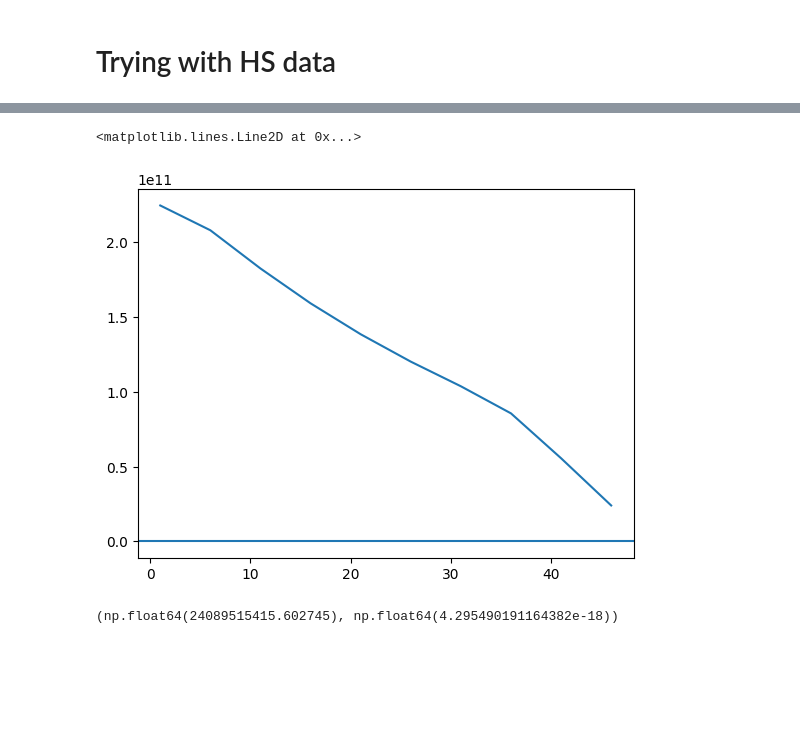
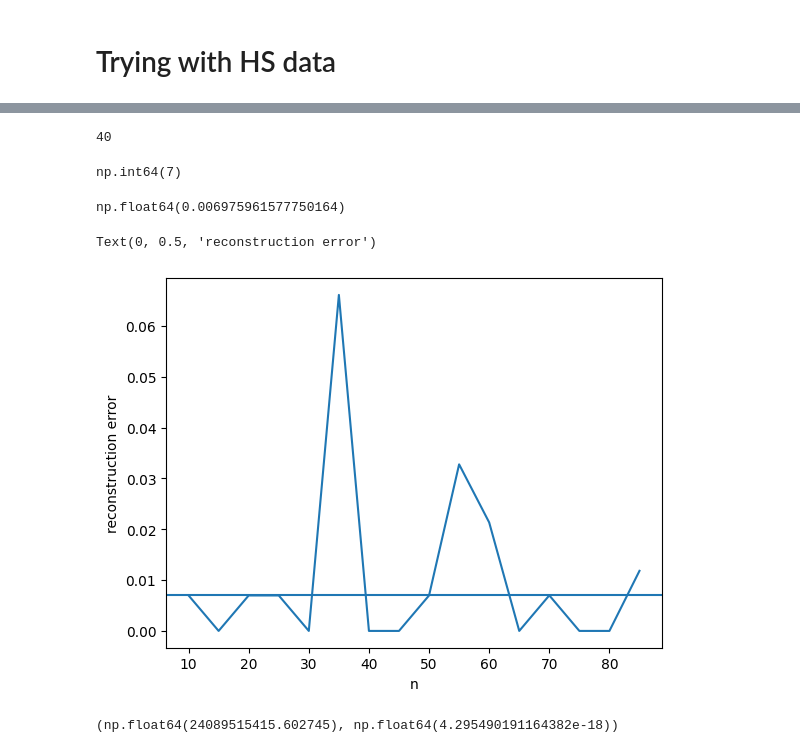
Before and after one commit to tolgabirdal/FlagManifoldsV3, a Jupyter notebook: python/scratch.ipynb, the cells around one changed output, grey strips where cells are left out. Saved outputs shown, nothing was run; the diff lists cells and outputs as text; code cells hidden in the pictures; blank space fills up the shorter version.

```diff
--- a/python/scratch.ipynb
+++ b/python/scratch.ipynb
@@ -211,19 +232,39 @@ D.shape
 # %%
-n_1_min = 10
-n_2 = 50
-p = 220
+n_2 = 100
+p = 100
 errs = []
-
+flag_types = []
 n1s = []
-for n_1 in range(1,50,5):
-    As = [np.arange(n_1), np.arange(n_2)]
+the_As = []
+for n_1 in range(10,n_2-10,5): #loop through every feature combination between {1,2,...,n_1} \subset {1,...,220}
+    As = [np.arange(n_1),  np.arange(100)]
+    the_As.append(As)
 
     my_flag_rep = FlagRep(Aset = As)
+
+
     X = my_flag_rep.fit_transform(D[:,:n_2])
     D_out0 = my_flag_rep.inverse_transform(X)
-    errs.append(np.linalg.norm(D_out0-D[:,:n_2])**2)
-    print()
-    print([n_1,n_2])
-    print(my_flag_rep.flag_type())
+    err0 = np.linalg.norm(D_out0[:,:n_2]-D[:,:n_2])**2
+    errs.append(err0)
+
+    if ~np.isclose(err0,0):
+        print()
+        print(np.array([n_1,n_2]))
+        print(my_flag_rep.flag_type())
+        print(err0)
+
+    # U,_,_ = my_svd(D[:,:n_2], n_vecs = my_flag_rep.flag_type()[-1])
+    # D_out1 = U[:,:my_flag_rep.flag_type()[-1]] @ U[:,:my_flag_rep.flag_type()[-1]].T @ D[:,:n_2]
+    # err1 = np.linalg.norm(D_out1[:,:n_2] - D[:,:n_2])**2
+
+
+    # if ~np.isclose(err0, 0) and np.abs(err0-err1) < 1000000:
+    # print()
+    # print(np.array([n_1,n_2]))
+    # print(my_flag_rep.flag_type())
+    # print(err0, err1)
+
+    flag_types.append(my_flag_rep.flag_type())
     n1s.append(n_1)
 # %% [output]
@@ -247,15 +288,32 @@ for n_1 in range(1,50,5):
 # %%
 
 U,S,Vh = my_svd(D[:,:n_2])
-D_out1 = U @ np.diag(S) @ Vh
+D_out1 = U @ U.T @ D[:,:n_2]
+# %%
+n1s[np.argmin(errs)]
+# %% [output]
+40
+# %%
+# np.sort(errs),
+np.sum(np.isclose(errs, 0))
+# %% [output]
+np.int64(7)
+# %%
+
+U,S,Vh = my_svd(D[:,:n_2])
+np.linalg.norm(D[:,:n_2] - U @ U.T @ D[:,:n_2])**2
+# %% [output]
+np.float64(0.006975961577750164)
 # %%
 fig, ax = plt.subplots()
 ax.plot(n1s, errs)
 ax.axhline(np.linalg.norm(D_out1-D[:,:n_2])**2)
+plt.xlabel('n')
+plt.ylabel('reconstruction error')
 # ax.set_yscale('log')
 # %% [output]
-<matplotlib.lines.Line2D at 0x...>
+Text(0, 0.5, 'reconstruction error')
-[figure, old version]
+[figure, new version]
 # %%
 errs[-1], np.linalg.norm(D_out1-D[:,:n_2])**2
 # %% [output]
```
Also changed, not shown: parts of 8 cells of this notebook, 1 other file.
